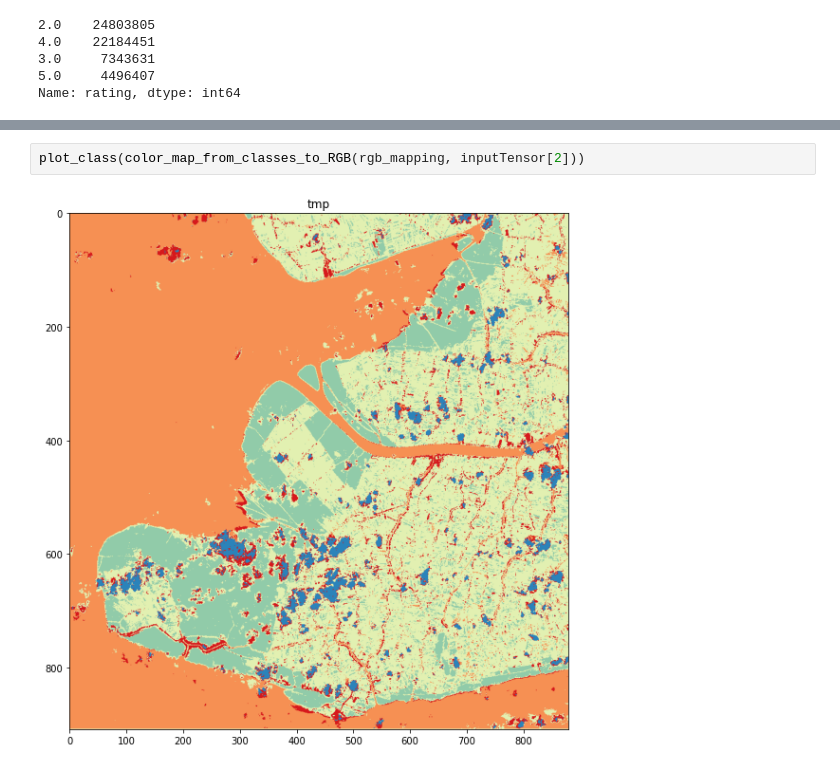
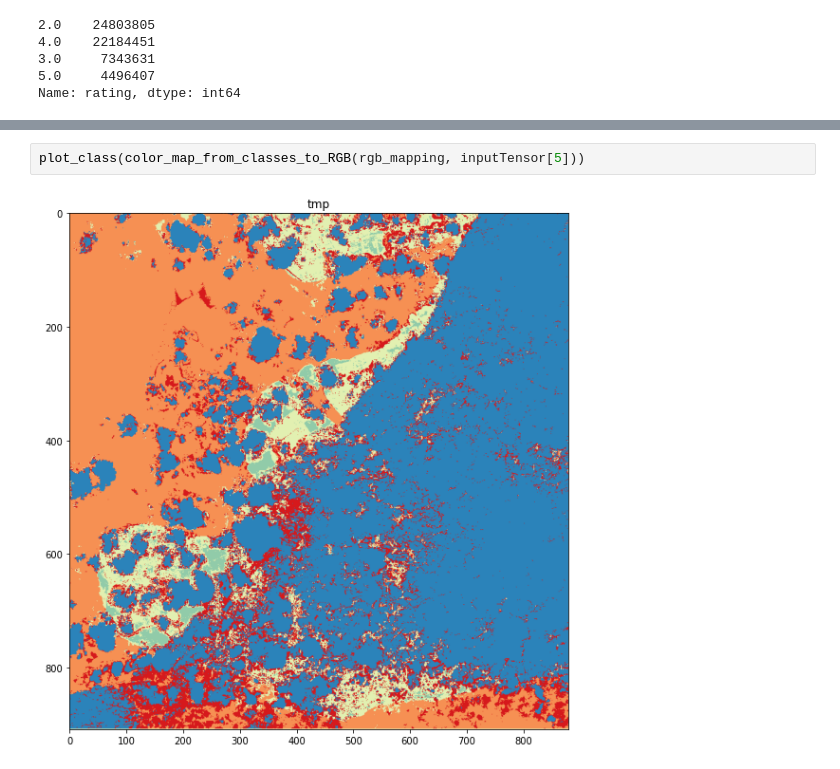
Before and after one commit to ginofft/Bert_Interpolation, a Jupyter notebook: playground.ipynb, the cells around one changed output, grey strips where cells are left out. Drawn from its saved outputs; the diff is of its cells as text.

```diff
--- a/playground.ipynb
+++ b/playground.ipynb
@@ -257,4 +267,4 @@ plot_class(color_map_from_classes_to_RGB(rgb_mapping, rs))
 # %%
-plot_class(color_map_from_classes_to_RGB(rgb_mapping, inputTensor[2]))
+plot_class(color_map_from_classes_to_RGB(rgb_mapping, inputTensor[5]))
 # %% [output]
-[figure, old version]
+[figure, new version]
```
Also changed, not shown: parts of 8 cells of this notebook.
